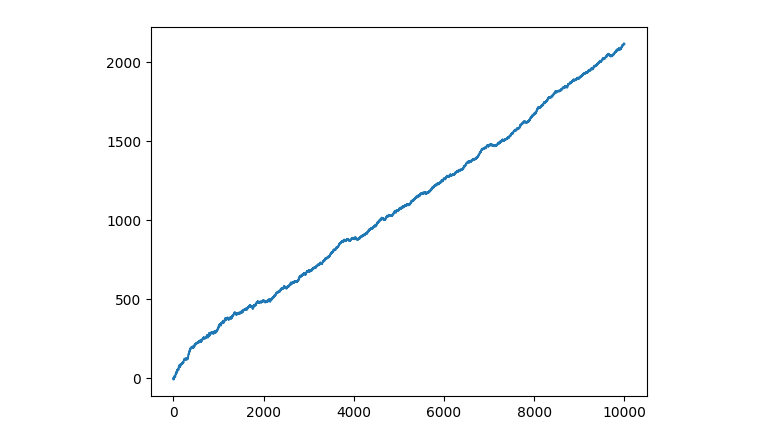
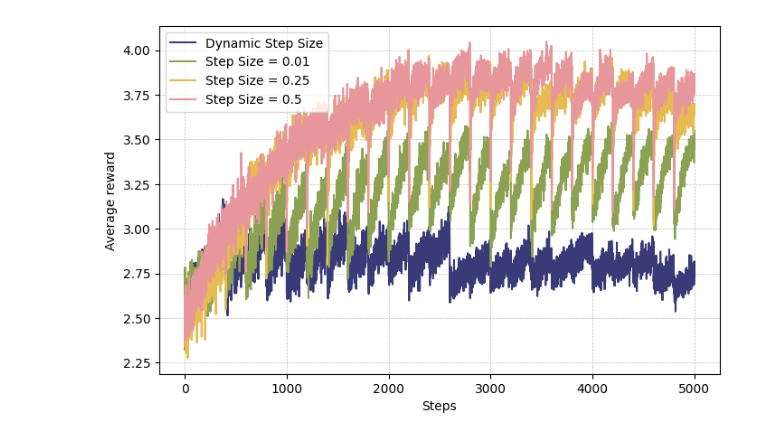
Before and after one commit to kuimetra/reinforcement_learning, a Jupyter notebook: final_project/part1.ipynb, the cells around one changed output. Drawn from its saved outputs; the diff is of its cells as text; code cells hidden in the pictures.

Commit message:
weighted average

```diff
--- a/final_project/part1.ipynb
+++ b/final_project/part1.ipynb
@@ -46,5 +36,30 @@ b1_rewards, b1_regrets = decaying_epsilon_greedy(b1)
-# %%
-plt.plot(b1_regrets)
-plt.show()
-# %% [output]
-[figure, removed]
+# %%
+def run_bandit_simulation(num_runs=500, num_steps=5000, alpha=-1):
+    avg_reward = np.zeros(num_steps)
+
+    for run in range(num_runs):
+        mab = Bandits_final()
+        rewards = decaying_epsilon_greedy(mab, alpha=alpha)
+        avg_reward += rewards
+
+    avg_reward /= num_runs
+    return avg_reward
+# %%
+step_sizes = [-1, 0.01, 0.25, 0.5]
+weighted_avg_rewards = [run_bandit_simulation(alpha=step_size) for step_size in step_sizes]
+# %%
+cmap = plt.get_cmap("tab20b")
+
+plt.figure(figsize=(8, 5))
+
+for i, step_size in enumerate(step_sizes):
+    label = "Dynamic Step Size" if step_size == -1 else f"Step Size = {step_size}"
+    plt.plot(weighted_avg_rewards[i], label=label, color=cmap(i / len(step_sizes)))
+
+plt.ylabel("Average reward")
+plt.xlabel("Steps")
+plt.legend()
+plt.grid(color="silver", linestyle='--', linewidth=0.5)
+plt.show()
+# %% [output]
+[figure, added]
```
Also changed, not shown: parts of 4 cells of this notebook.
